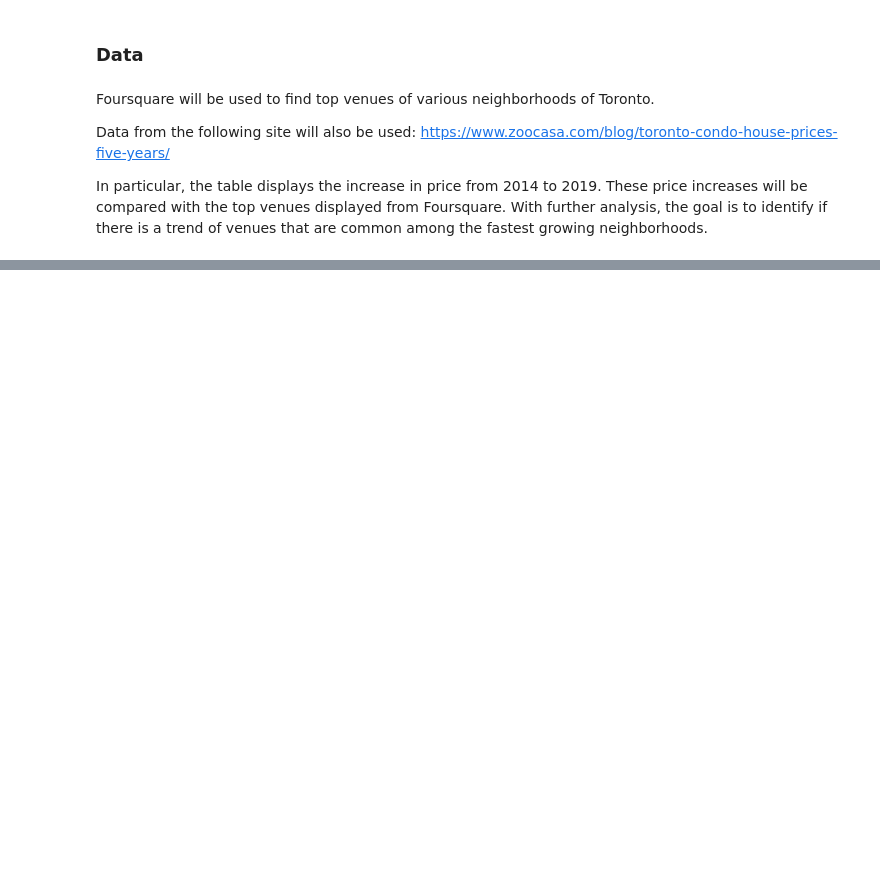
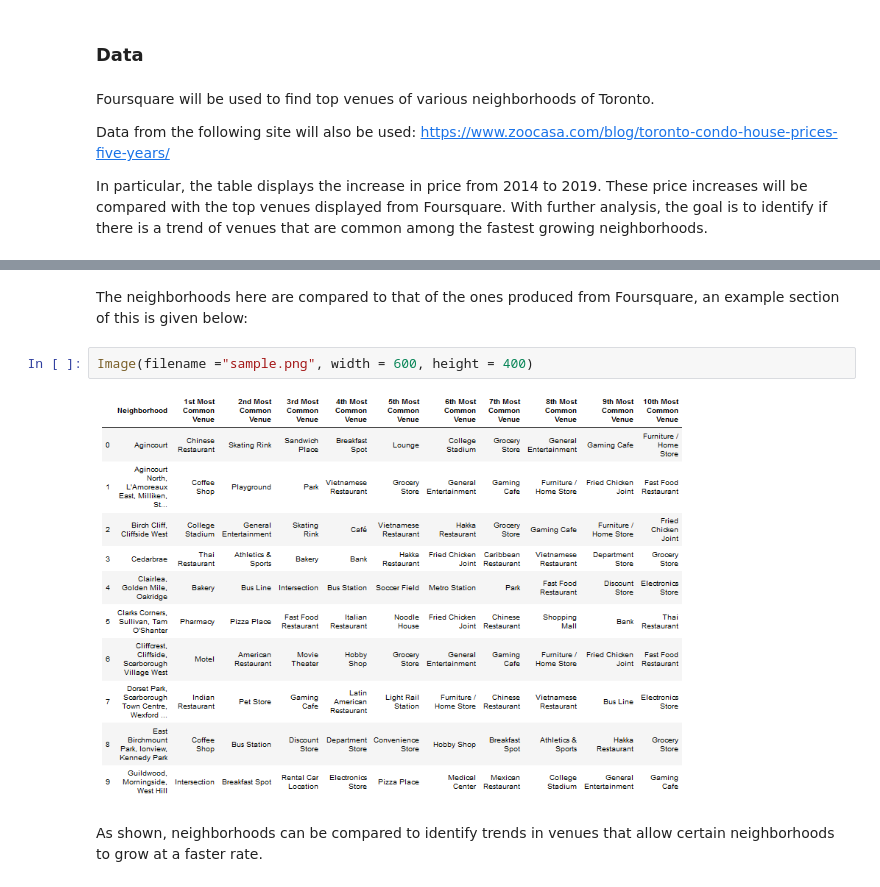
Before and after one commit to LafterFrankland/Coursera_Capstone, a Jupyter notebook: Week_4_capstone.ipynb, the cells around one changed output, grey strips where cells are left out. Cells and saved outputs as stored; diff of their text form; blank space fills up the shorter version.

```diff
--- a/Week_4_capstone.ipynb
+++ b/Week_4_capstone.ipynb
@@ -28,0 +24,8 @@ This process will be repeated for all neighborhoods, and trends will be investig
+# %% [markdown]
+The neighborhoods here are compared to that of the ones produced from Foursquare, an example section of this is given below:
+# %%
+Image(filename ="sample.png", width = 600, height = 400)
+# %% [output]
+[figure, added]
+# %% [markdown]
+As shown, neighborhoods can be compared to identify trends in venues that allow certain neighborhoods to grow at a faster rate.
```
Also changed, not shown: parts of 4 cells of this notebook.
